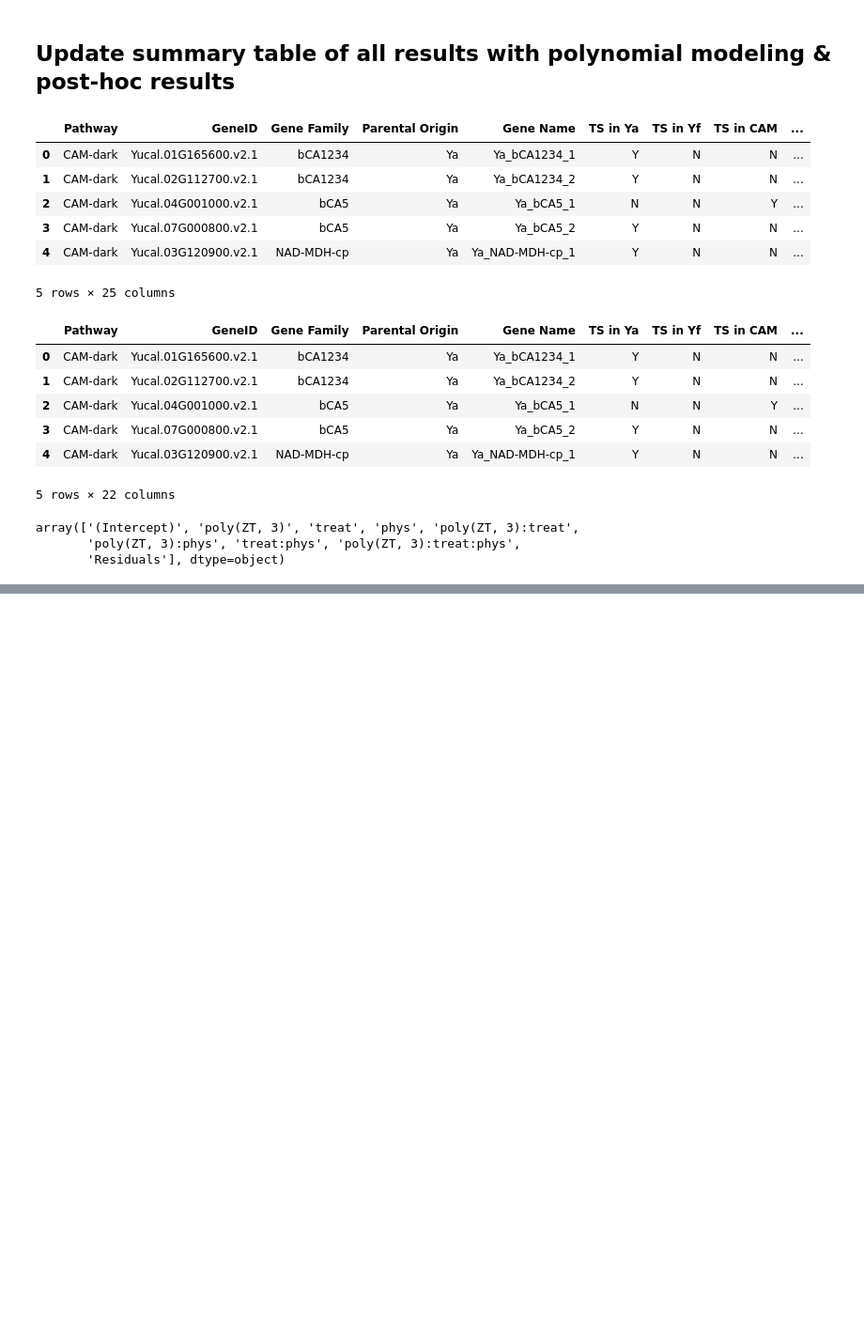
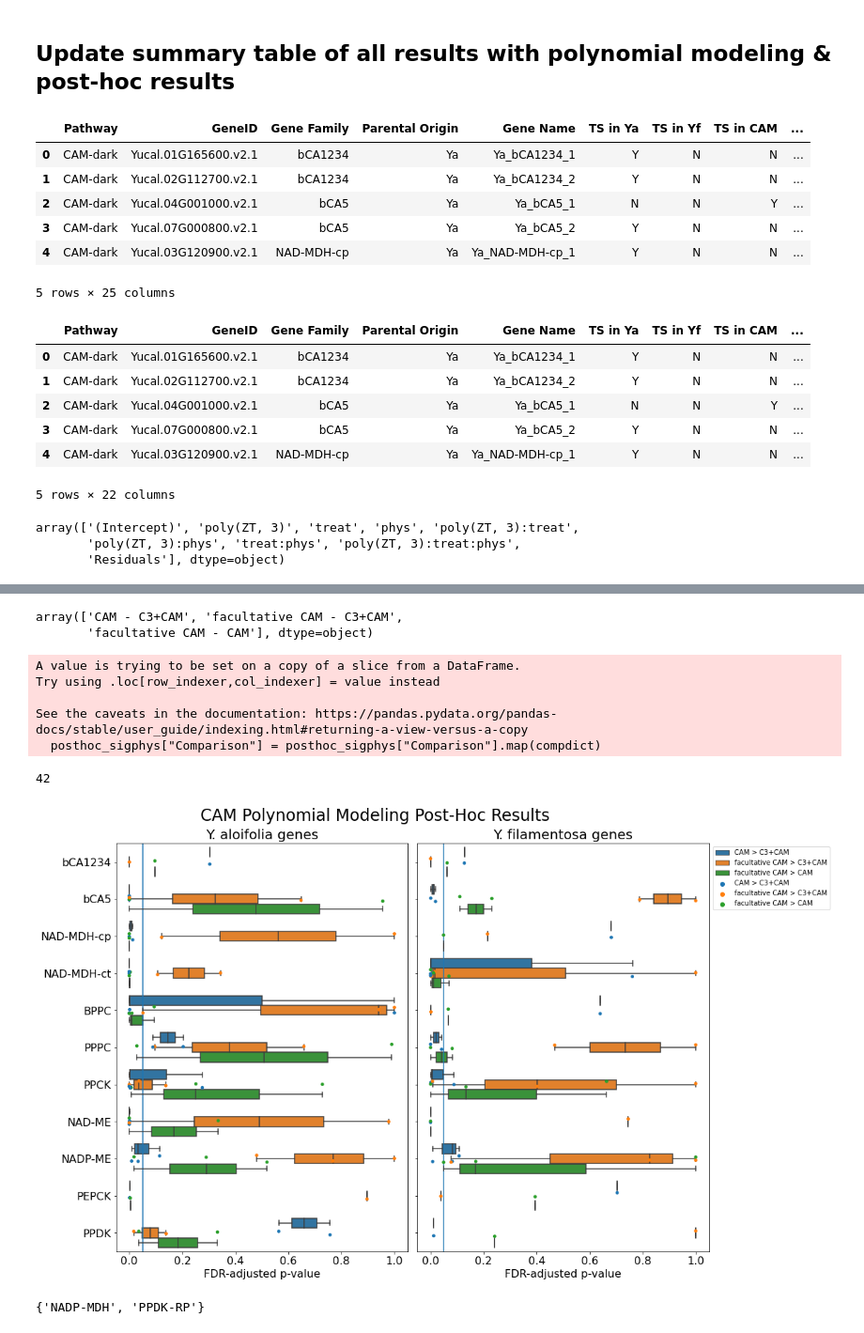
Before and after one commit to achpardo/yucca-genomics, a Jupyter notebook: polynomial_modeling/polymod_fullmodel_results.ipynb, the cells around one changed output, grey strips where cells are left out. Shown at 94% size. Drawn from its saved outputs; the diff is of its cells as text; code cells hidden in the pictures; blank space fills up the shorter version.

```diff
--- a/polynomial_modeling/polymod_fullmodel_results.ipynb
+++ b/polynomial_modeling/polymod_fullmodel_results.ipynb
@@ -215,0 +314,6 @@ sumtbl_withstats.to_csv("./pathway_genes_results_updatedpolymod.csv",sep=",",hea
+# %%
+# July 30, 2026
+# plot post-hoc physiotype results, somehow
+## first: find genes that are significant for 'phys'
+sigphys = list(mres_annot[(mres_annot["FDR_p"]<0.05)&(mres_annot["Factors"]=="phys")]["GeneID"].unique())
+sigphys[0]
@@ -215,0 +322,4 @@ sumtbl_withstats.to_csv("./pathway_genes_results_updatedpolymod.csv",sep=",",hea
+# %%
+# subset post-hoc results by this gene list
+posthoc_sigphys = pres_annot[pres_annot["GeneID"].isin(sigphys)]
+posthoc_sigphys.head()
@@ -215,0 +337,3 @@ sumtbl_withstats.to_csv("./pathway_genes_results_updatedpolymod.csv",sep=",",hea
+# %%
+posthoc_sigphys["Pathway"] = posthoc_sigphys["Pathway"].fillna("Other")
+posthoc_sigphys["Pathway"].unique()
@@ -215,0 +348,19 @@ sumtbl_withstats.to_csv("./pathway_genes_results_updatedpolymod.csv",sep=",",hea
+# %%
+posthoc_sigphys["Comparison"].unique()
+# %% [output]
+array(['CAM - C3+CAM', 'facultative CAM - C3+CAM',
+       'facultative CAM - CAM'], dtype=object)
+# %%
+# adjust the values of the Comparison column
+compdict = {
+    "CAM - C3+CAM":"CAM > C3+CAM",
+    "facultative CAM - C3+CAM":"facultative CAM > C3+CAM",
+    "facultative CAM - CAM":"facultative CAM > CAM"
+}
+posthoc_sigphys["Comparison"] = posthoc_sigphys["Comparison"].map(compdict)
+# %% [output]
+A value is trying to be set on a copy of a slice from a DataFrame.
+Try using .loc[row_indexer,col_indexer] = value instead
+
+See the caveats in the documentation: https://pandas.pydata.org/pandas-docs/stable/user_guide/indexing.html#returning-a-view-versus-a-copy
+  posthoc_sigphys["Comparison"] = posthoc_sigphys["Comparison"].map(compdict)
@@ -215,0 +370,4 @@ sumtbl_withstats.to_csv("./pathway_genes_results_updatedpolymod.csv",sep=",",hea
+# %%
+len(camsigs["GeneID"].unique())
+# %% [output]
+42
@@ -215,0 +419,8 @@ sumtbl_withstats.to_csv("./pathway_genes_results_updatedpolymod.csv",sep=",",hea
+# %%
+plotfam_posthoc_bysg("CAM",d="./pval_boxplots/")
+# %% [output]
+[figure, added]
+# %%
+set(mres_annot[mres_annot["Pathway"]=="CAM"]["gene_family"]).difference(set(camsigs["gene_family"]))
+# %% [output]
+{'NADP-MDH', 'PPDK-RP'}
```
Also changed, not shown: parts of 38 cells of this notebook, 7 other files.
